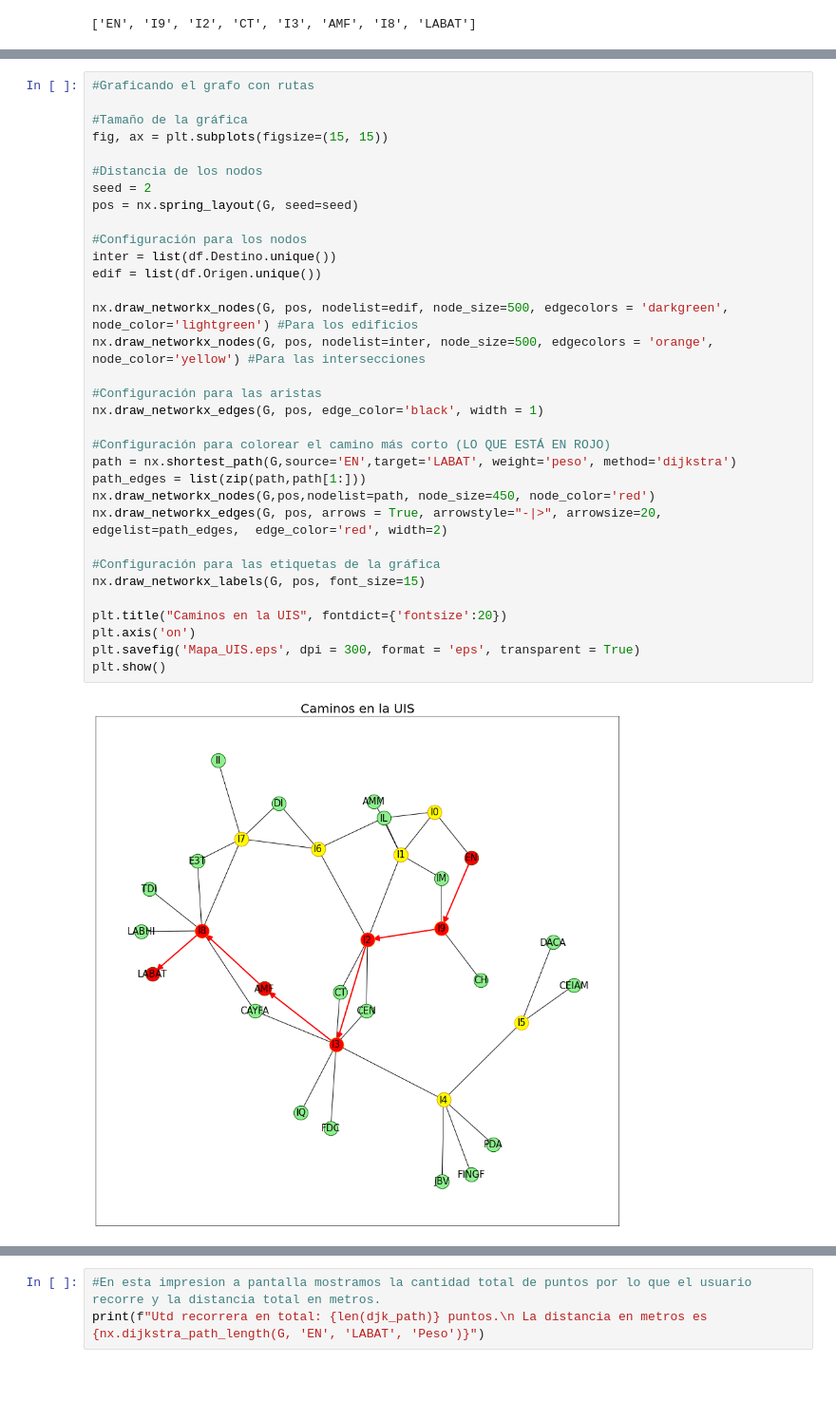
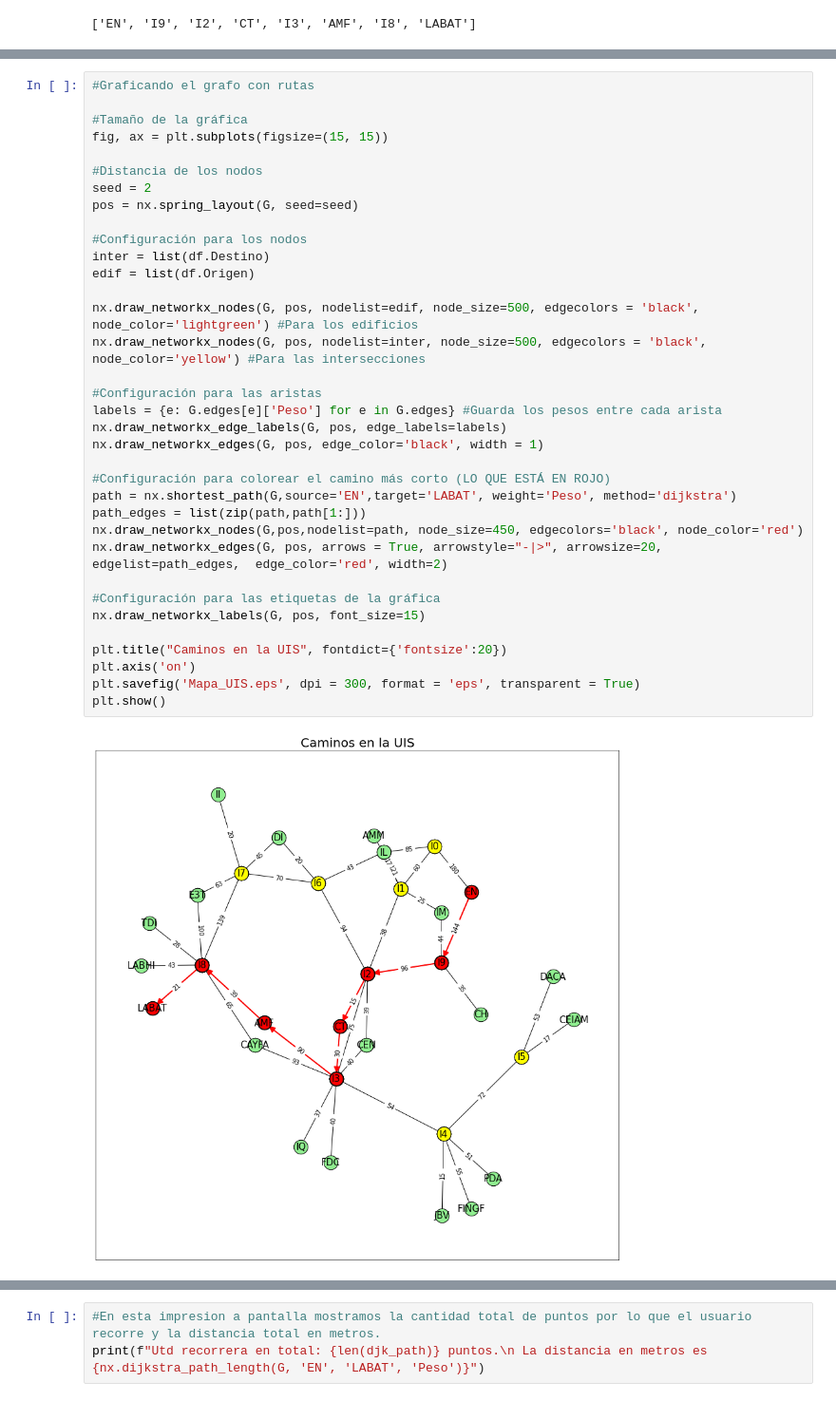
Before and after one commit to TMikeM/PRUEBAS-PARA-EL-PROYECTO-FINAL, a Jupyter notebook: grafoProyecto.ipynb, the cells around one changed output, grey strips where cells are left out. Shown at 95% size. Cells and saved outputs as stored; diff of their text form.

Commit message:
Grafo con pesos, dijkstra resuelto y subplots

```diff
--- a/grafoProyecto.ipynb
+++ b/grafoProyecto.ipynb
@@ -131,38 +149,40 @@ Camino con nx.shortest_path con method: ['EN', 'I9', 'I2', 'I3', 'AMF', 'I8', 'L
 # %%
 #Graficando el grafo con rutas
 
 #Tamaño de la gráfica
 fig, ax = plt.subplots(figsize=(15, 15))
 
 #Distancia de los nodos
 seed = 2
 pos = nx.spring_layout(G, seed=seed)
 
 #Configuración para los nodos
-inter = list(df.Destino.unique())
-edif = list(df.Origen.unique())
+inter = list(df.Destino)
+edif = list(df.Origen)
 
-nx.draw_networkx_nodes(G, pos, nodelist=edif, node_size=500, edgecolors = 'darkgreen', node_color='lightgreen') #Para los edificios
-nx.draw_networkx_nodes(G, pos, nodelist=inter, node_size=500, edgecolors = 'orange', node_color='yellow') #Para las intersecciones
+nx.draw_networkx_nodes(G, pos, nodelist=edif, node_size=500, edgecolors = 'black', node_color='lightgreen') #Para los edificios
+nx.draw_networkx_nodes(G, pos, nodelist=inter, node_size=500, edgecolors = 'black', node_color='yellow') #Para las intersecciones
 
 #Configuración para las aristas
+labels = {e: G.edges[e]['Peso'] for e in G.edges} #Guarda los pesos entre cada arista
+nx.draw_networkx_edge_labels(G, pos, edge_labels=labels)
 nx.draw_networkx_edges(G, pos, edge_color='black', width = 1)
 
 #Configuración para colorear el camino más corto (LO QUE ESTÁ EN ROJO)
-path = nx.shortest_path(G,source='EN',target='LABAT', weight='peso', method='dijkstra')
+path = nx.shortest_path(G,source='EN',target='LABAT', weight='Peso', method='dijkstra')
 path_edges = list(zip(path,path[1:]))
-nx.draw_networkx_nodes(G,pos,nodelist=path, node_size=450, node_color='red')
+nx.draw_networkx_nodes(G,pos,nodelist=path, node_size=450, edgecolors='black', node_color='red')
 nx.draw_networkx_edges(G, pos, arrows = True, arrowstyle="-|>", arrowsize=20, edgelist=path_edges,  edge_color='red', width=2)
 
 #Configuración para las etiquetas de la gráfica
 nx.draw_networkx_labels(G, pos, font_size=15)
 
 plt.title("Caminos en la UIS", fontdict={'fontsize':20})
 plt.axis('on')
 plt.savefig('Mapa_UIS.eps', dpi = 300, format = 'eps', transparent = True)
 plt.show()
 # %% [output]
-[figure, old version]
+[figure, new version]
 # %%
 #Listas de caminos a probar hehe
 #NOTAS:
```
Also changed, not shown: parts of 8 cells of this notebook.
